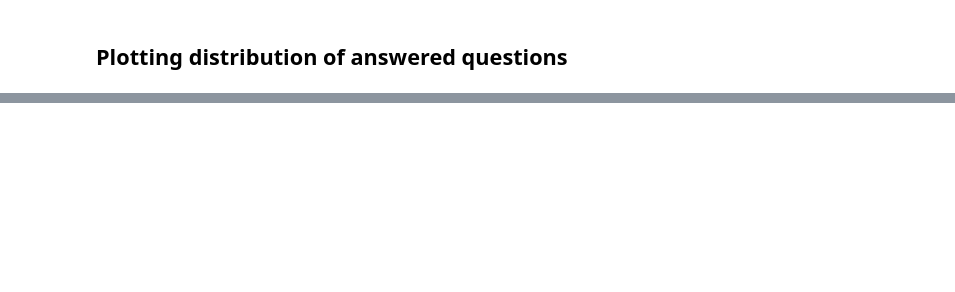
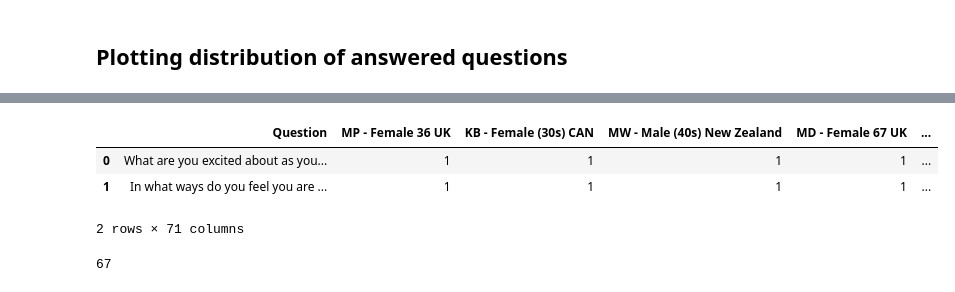
Before and after one commit to Zuza-b/ChangeDEEPly, a Jupyter notebook: notebooks/LP_cleaning_and_preprocessing.ipynb, the cells around one changed output, grey strips where cells are left out. Drawn from its saved outputs; the diff is of its cells as text; code cells hidden in the pictures; blank space fills up the shorter version.

```diff
--- a/notebooks/LP_cleaning_and_preprocessing.ipynb
+++ b/notebooks/LP_cleaning_and_preprocessing.ipynb
@@ -444,0 +502,24 @@ sns.histplot(data.groupby('User').count()['Answer'], bins=15, kde=True);
+# %%
+all_questions = data['Question'].unique()
+all_users = data['User'].unique()
+
+if_answered = pd.DataFrame(all_questions, columns=['Question'])
+# %%
+for u in all_users:
+    cur_answers = []
+    for q in all_questions:
+        if q in list(data[data['User'] == u]["Question"]):
+            cur_answers.append(1)
+        else:
+            cur_answers.append(0)
+    if_answered[u] = cur_answers
+if_answered.head(2)
+# %% [output]
+|  | Question | MP - Female 36 UK | KB - Female (30s) CAN | MW - Male (40s) New Zealand | MD - Female 67 UK | ... |
+| 0 | What are you excited about as you... | 1 | 1 | 1 | 1 | ... |
+| 1 | In what ways do you feel you are ... | 1 | 1 | 1 | 1 | ... |
+2 rows × 71 columns
+# %%
+len(all_questions)
+# %% [output]
+67
```
Also changed, not shown: parts of 34 cells of this notebook.
